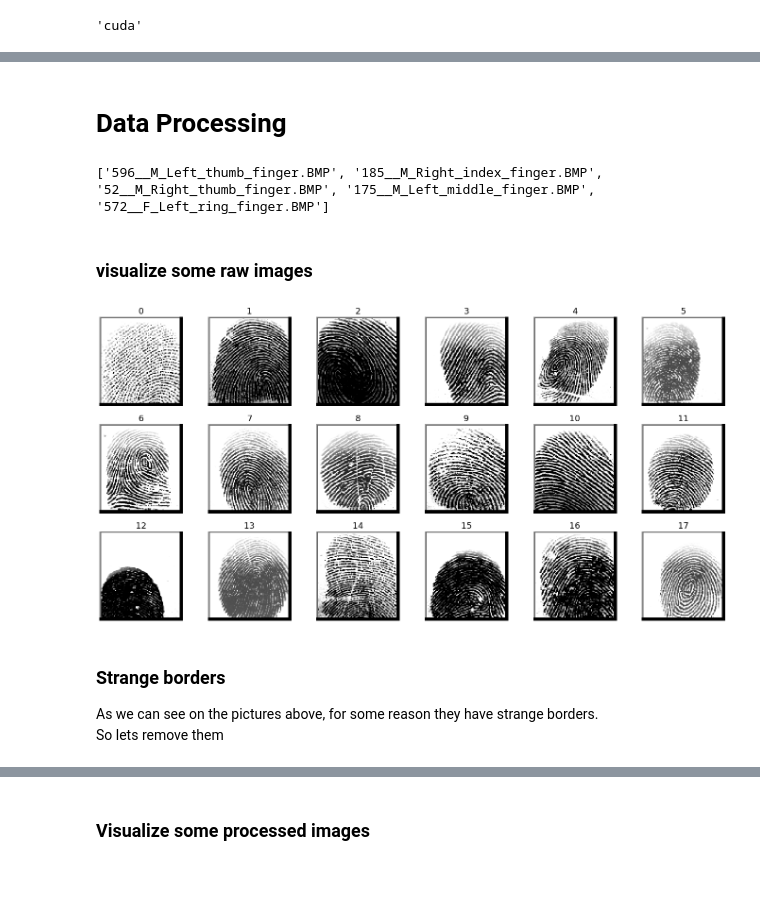
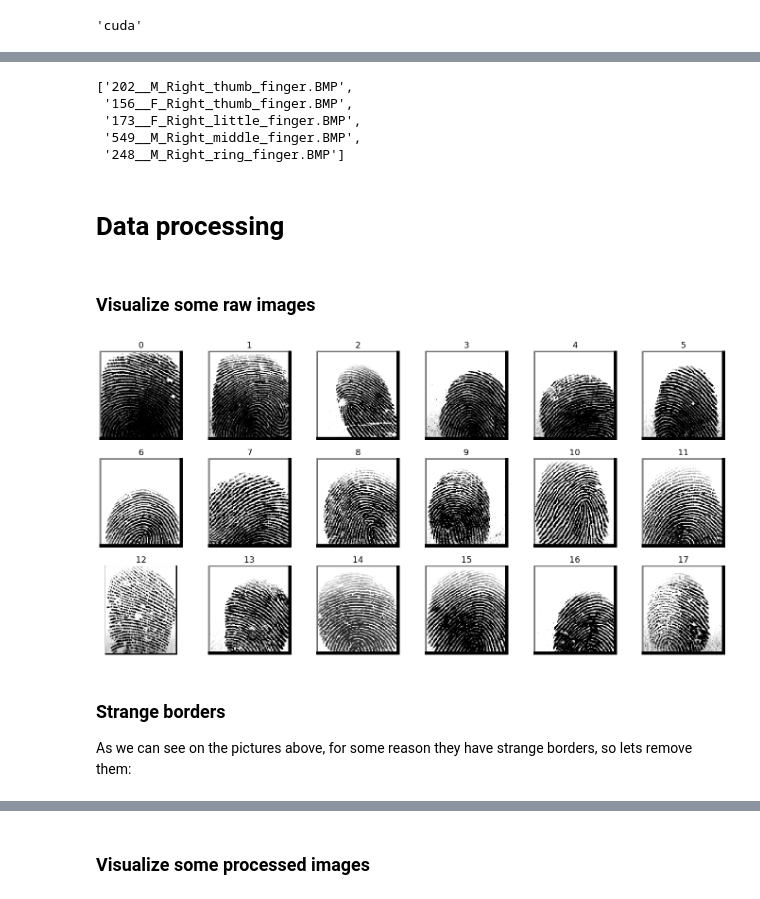
Before and after one commit to Luksalos/BIO-fingerprint-GAN, a Jupyter notebook: fingerprint_BigGAN.ipynb, the cells around one changed output, grey strips where cells are left out. Saved outputs shown, nothing was run; the diff lists cells and outputs as text; code cells hidden in the pictures.

Commit message:
Refactor storing and loading model

```diff
--- a/fingerprint_BigGAN.ipynb
+++ b/fingerprint_BigGAN.ipynb
@@ -143,11 +122,34 @@ os.makedirs(GEN_IMGS_PATH, exist_ok=True)  # succeeds even if directory exists.
+# %%
+BASE_PATH = '/content/drive/My Drive' if config['use_google_drive'] else str(pathlib.Path.home())
+DATASET_BASE_DIR = '/content' if config['use_google_drive'] else str(pathlib.Path.home())
+DATASET_ZIP = f'{DATASET_BASE_DIR}/socofing.zip'
+DATASET_DIR = f'{DATASET_BASE_DIR}/socofing'
+DATASET_IMAGES = f'{DATASET_DIR}/SOCOFing/Real'
+
+if not os.path.exists(DATASET_DIR):
+    with zipfile.ZipFile(DATASET_ZIP, 'r') as file:
+        file.extractall(DATASET_DIR)
+
+OUT_BASE_PATH = f'{BASE_PATH}/BigGAN_outputs/{config["input_transformation"]}'
+CHECKPOINTS_PATH = f'{OUT_BASE_PATH}/model'
+GEN_IMGS_PATH = f'{OUT_BASE_PATH}/images'
+
+os.makedirs(CHECKPOINTS_PATH, exist_ok=True)
+os.makedirs(GEN_IMGS_PATH, exist_ok=True)
+# %%
+all_files = os.listdir(DATASET_IMAGES)
+all_files[:5]
+# %% [output]
+['202__M_Right_thumb_finger.BMP',
+ '156__F_Right_thumb_finger.BMP',
+ '173__F_Right_little_finger.BMP',
+ '549__M_Right_middle_finger.BMP',
+ '248__M_Right_ring_finger.BMP']
 # %% [markdown]
-# Data Processing
+# Data processing
 # %%
 # functions for images visualization
 def examine_imgs(procces_img_func, data, columns=4, size=10, show_title=True):
-    """
-    procces_img_func - function, that take exactly one argument -> image/image_path and return processed image
-    """
     rows = len(data) / columns + 1
     figsize = (size*columns, size*rows)
     f = plt.figure(figsize=figsize)
@@ -179,20 +179,15 @@ root_images = '/content/SOCOFing/Real/'
-# %%
-all_files = os.listdir(root_images)
-print(all_files[:5])
-# %% [output]
-['596__M_Left_thumb_finger.BMP', '185__M_Right_index_finger.BMP', '52__M_Right_thumb_finger.BMP', '175__M_Left_middle_finger.BMP', '572__F_Left_ring_finger.BMP']
 # %% [markdown]
-### visualize some raw images
+### Visualize some raw images
 # %%
 num_to_show = 18
-full_paths = [os.path.join(root_images, image_name) for image_name in all_files[:num_to_show]]
+full_paths = [os.path.join(DATASET_IMAGES, image_name) for image_name in all_files[:num_to_show]]
 examine_imgs(loader, full_paths, columns=6, size=4)
 # %% [output]
-[figure, old version]
+[figure, new version]
 # %% [markdown]
 ### Strange borders
-As we can see on the pictures above, for some reason they have strange borders.
-So lets remove them
+
+As we can see on the pictures above, for some reason they have strange borders, so lets remove them:
 # %%
 first_img = cv2.imread(full_paths[0])
 plt.imshow(first_img)
```
Also changed, not shown: parts of 37 cells of this notebook.
